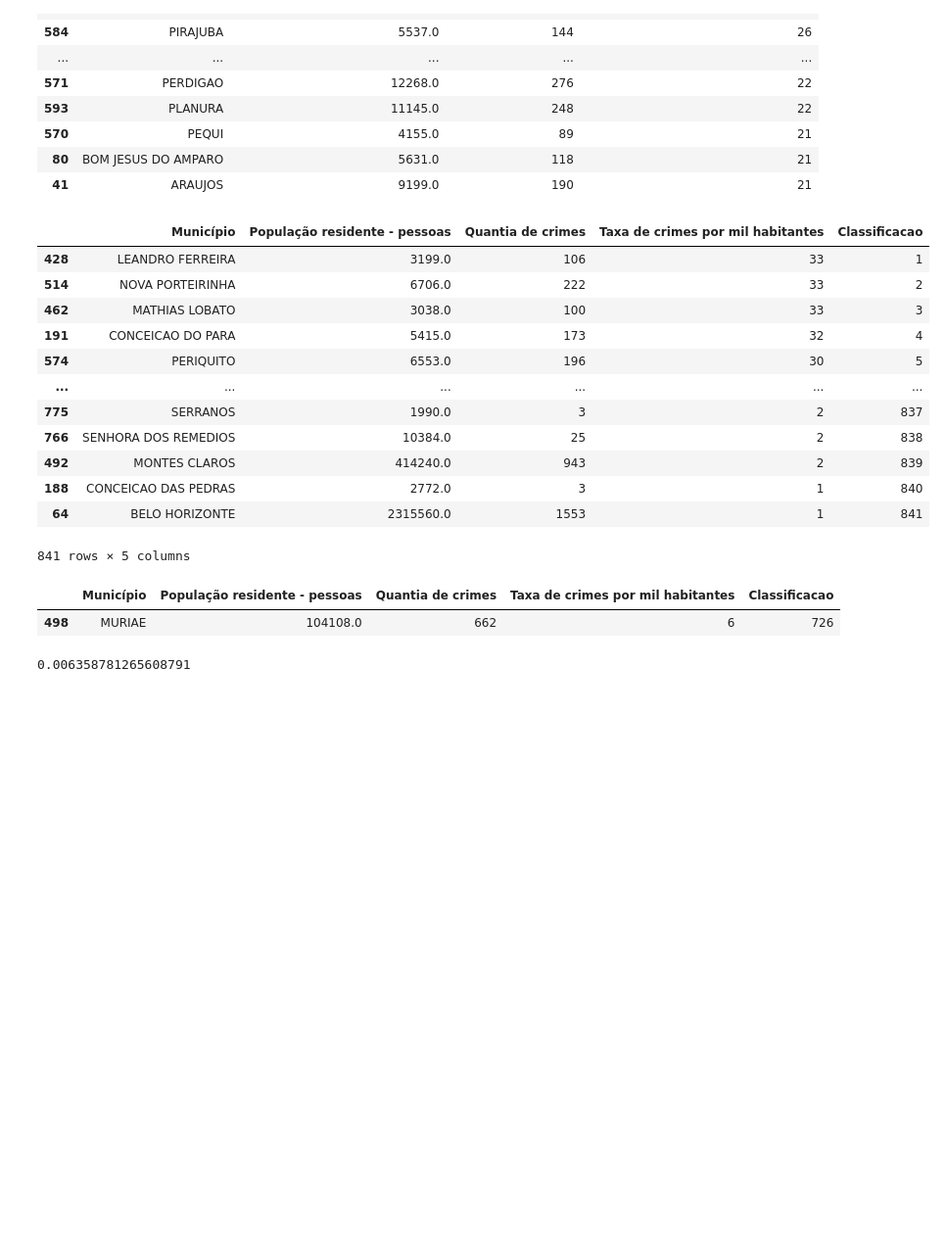
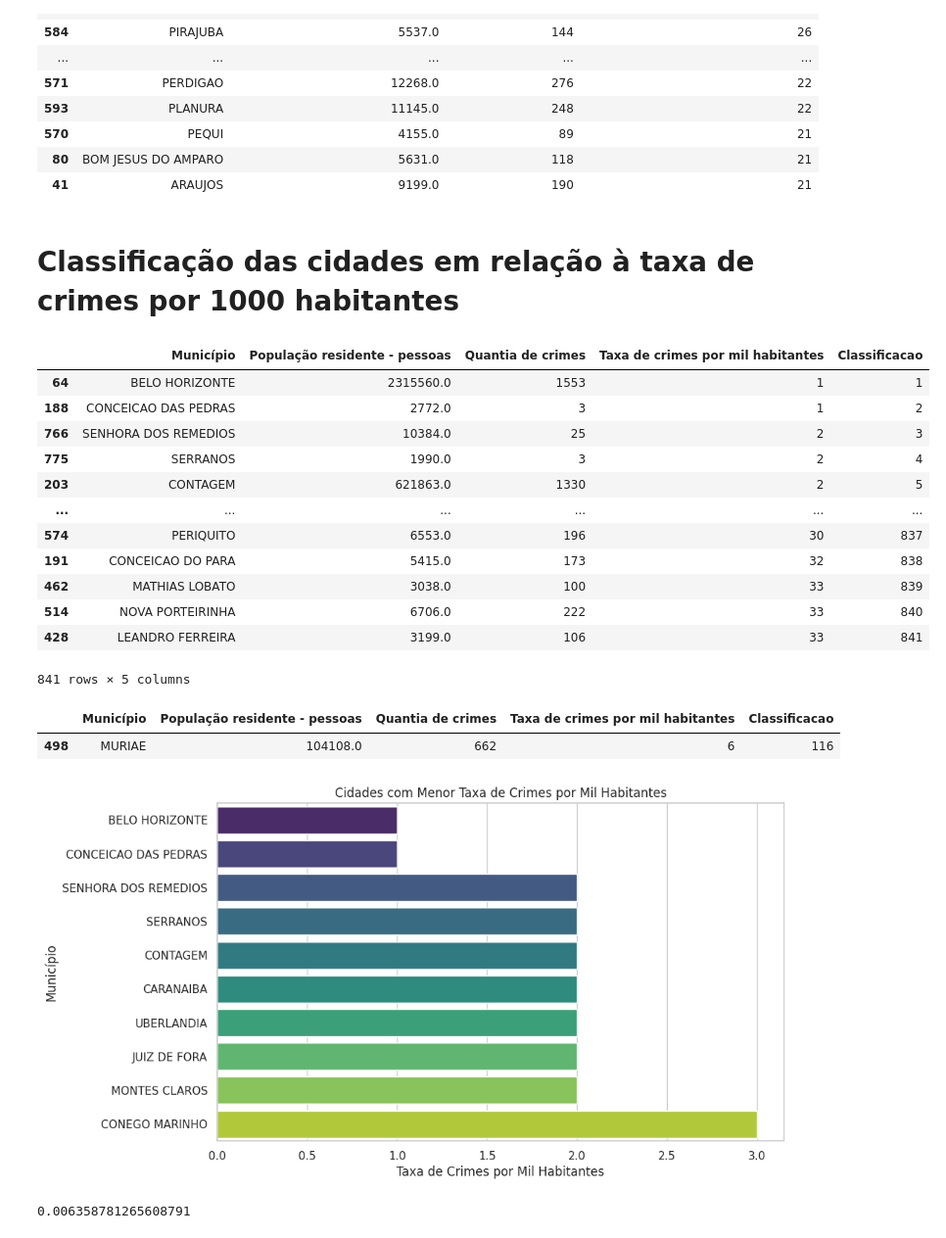
Before and after one commit to olzmooraes/PAC, a Jupyter notebook: pac-4.ipynb, the cells around one changed output. Shown at 98% size. Saved outputs shown, nothing was run; the diff lists cells and outputs as text; code cells hidden in the pictures; blank space fills up the shorter version.

```diff
--- a/pac-4.ipynb
+++ b/pac-4.ipynb
@@ -5,12 +5,12 @@ from html import unescape
 import seaborn as sns
 from matplotlib.ticker import FuncFormatter
 import math
-# crimes12a17 = pd.read_csv('/kaggle/input/bancodecrimes-2012a2017/BancoCrimesViolentos-Atualizado2012a2017.csv',encoding='latin1',sep=';')
-# crimes18a23 = pd.read_csv('/kaggle/input/bancodecrimes-2018a2023/BancoCrimesViolentosAtualizadoSetembro2023.csv',encoding='latin1',sep=';')
-# base = pd.read_excel('/kaggle/input/base-de-habitantes-atualizada/Base-Mg.xlsx')
-crimes12a17 = pd.read_csv('./BancoCrimesViolentos-Atualizado2012a2017.csv',encoding='latin1',sep=';')
-crimes18a23 = pd.read_csv('./BancoCrimesViolentosAtualizadoSetembro2023.csv',encoding='latin1',sep=';')
-base = pd.read_excel('./Base-Mg.xlsx')
+crimes12a17 = pd.read_csv('/kaggle/input/bancodecrimes-2012a2017/BancoCrimesViolentos-Atualizado2012a2017.csv',encoding='latin1',sep=';')
+crimes18a23 = pd.read_csv('/kaggle/input/bancodecrimes-2018a2023/BancoCrimesViolentosAtualizadoSetembro2023.csv',encoding='latin1',sep=';')
+base = pd.read_excel('/kaggle/input/base-de-habitantes-atualizada/Base-Mg.xlsx')
+# crimes12a17 = pd.read_csv('./BancoCrimesViolentos-Atualizado2012a2017.csv',encoding='latin1',sep=';')
+# crimes18a23 = pd.read_csv('./BancoCrimesViolentosAtualizadoSetembro2023.csv',encoding='latin1',sep=';')
+# base = pd.read_excel('./Base-Mg.xlsx')
 # %%
 
 def decode_html(value):
@@ -201,31 +231,46 @@ display(CrimesHabitantesFiltrados[:30])
 | 570 | PEQUI | 4155.0 | 89 | 21 |
 | 80 | BOM JESUS DO AMPARO | 5631.0 | 118 | 21 |
 | 41 | ARAUJOS | 9199.0 | 190 | 21 |
+# %% [markdown]
+# Classificação das cidades em relação à taxa de crimes por 1000 habitantes
 # %%
-CrimesHabitantesFiltrados = CrimesHabitantesFiltrados.sort_values(by='Taxa de crimes por mil habitantes', ascending=False)
+CrimesHabitantesFiltrados = CrimesHabitantesFiltrados.sort_values(by='Taxa de crimes por mil habitantes', ascending=True)
 
 # Adicione uma coluna 'Classificacao' com a posição da cidade com base na taxa de crimes
 CrimesHabitantesFiltrados['Classificacao'] = range(1, len(CrimesHabitantesFiltrados) + 1)
 cidade_pesquisada = 'MURIAE'
 linha_cidade_pesquisada = CrimesHabitantesFiltrados.loc[CrimesHabitantesFiltrados['Município'] == cidade_pesquisada ]
 display(CrimesHabitantesFiltrados)
 display(linha_cidade_pesquisada)
+
+top_10_cidades_menor_taxa = CrimesHabitantesFiltrados.head(10)
+
+# Criar o gráfico de barras invertido
+plt.figure(figsize=(10, 6))
+sns.barplot(x='Taxa de crimes por mil habitantes', y='Município', data=top_10_cidades_menor_taxa, palette='viridis', order=top_10_cidades_menor_taxa['Município'])
+
+plt.title('Cidades com Menor Taxa de Crimes por Mil Habitantes')
+plt.xlabel('Taxa de Crimes por Mil Habitantes')
+plt.ylabel('Município')
+
+plt.show()
 # %% [output]
 |  | Município | População residente - pessoas | Quantia de crimes | Taxa de crimes por mil habitantes | Classificacao |
-| 428 | LEANDRO FERREIRA | 3199.0 | 106 | 33 | 1 |
-| 514 | NOVA PORTEIRINHA | 6706.0 | 222 | 33 | 2 |
-| 462 | MATHIAS LOBATO | 3038.0 | 100 | 33 | 3 |
-| 191 | CONCEICAO DO PARA | 5415.0 | 173 | 32 | 4 |
-| 574 | PERIQUITO | 6553.0 | 196 | 30 | 5 |
+| 64 | BELO HORIZONTE | 2315560.0 | 1553 | 1 | 1 |
+| 188 | CONCEICAO DAS PEDRAS | 2772.0 | 3 | 1 | 2 |
+| 766 | SENHORA DOS REMEDIOS | 10384.0 | 25 | 2 | 3 |
+| 775 | SERRANOS | 1990.0 | 3 | 2 | 4 |
+| 203 | CONTAGEM | 621863.0 | 1330 | 2 | 5 |
 | ... | ... | ... | ... | ... | ... |
-| 775 | SERRANOS | 1990.0 | 3 | 2 | 837 |
-| 766 | SENHORA DOS REMEDIOS | 10384.0 | 25 | 2 | 838 |
-| 492 | MONTES CLAROS | 414240.0 | 943 | 2 | 839 |
-| 188 | CONCEICAO DAS PEDRAS | 2772.0 | 3 | 1 | 840 |
-| 64 | BELO HORIZONTE | 2315560.0 | 1553 | 1 | 841 |
+| 574 | PERIQUITO | 6553.0 | 196 | 30 | 837 |
+| 191 | CONCEICAO DO PARA | 5415.0 | 173 | 32 | 838 |
+| 462 | MATHIAS LOBATO | 3038.0 | 100 | 33 | 839 |
+| 514 | NOVA PORTEIRINHA | 6706.0 | 222 | 33 | 840 |
+| 428 | LEANDRO FERREIRA | 3199.0 | 106 | 33 | 841 |
 841 rows × 5 columns
 |  | Município | População residente - pessoas | Quantia de crimes | Taxa de crimes por mil habitantes | Classificacao |
-| 498 | MURIAE | 104108.0 | 662 | 6 | 726 |
+| 498 | MURIAE | 104108.0 | 662 | 6 | 116 |
+[figure, added]
 # %%
 # calcular media
 
```
Also changed, not shown: parts of 11 cells of this notebook.
